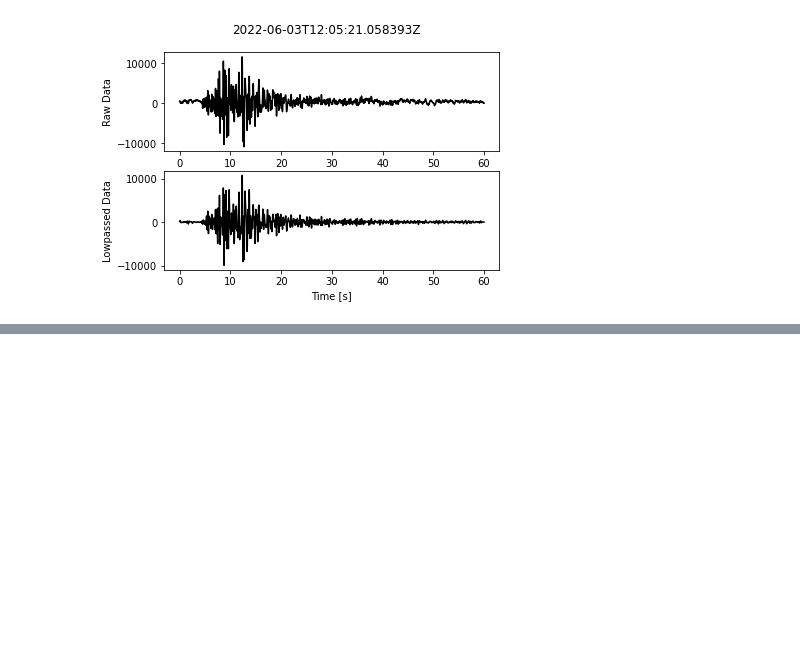
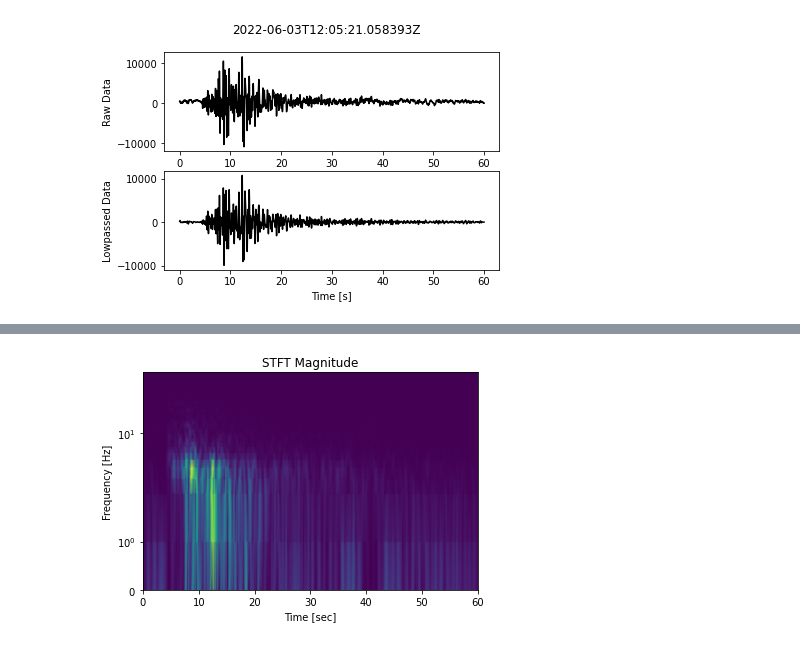
Before and after one commit to AI4EPS/homepage, a Jupyter notebook: classes/pyearth/docs/obspy/signal_processing.ipynb, the cells around one changed output, grey strips where cells are left out. Saved outputs shown, nothing was run; the diff lists cells and outputs as text; code cells hidden in the pictures; blank space fills up the shorter version.

Commit message:
update signal_processing

```diff
--- a/classes/pyearth/docs/obspy/signal_processing.ipynb
+++ b/classes/pyearth/docs/obspy/signal_processing.ipynb
@@ -42,0 +59,13 @@ plt.show()
+# %%
+import scipy.signal
+f_, t_, spectrogram = scipy.signal.stft(tr.data, fs=tr.stats.sampling_rate, nperseg=100, noverlap=80)
+# %%
+fig, ax = plt.subplots(1, 1)
+ax.pcolormesh(t_, f_, np.abs(spectrogram), shading='gouraud')
+ax.set_title('STFT Magnitude')
+ax.set_ylabel('Frequency [Hz]')
+ax.set_xlabel('Time [sec]')
+ax.set_yscale('symlog')
+plt.show(fig)
+# %% [output]
+[figure, added]
```
Also changed, not shown: parts of 8 cells of this notebook.
